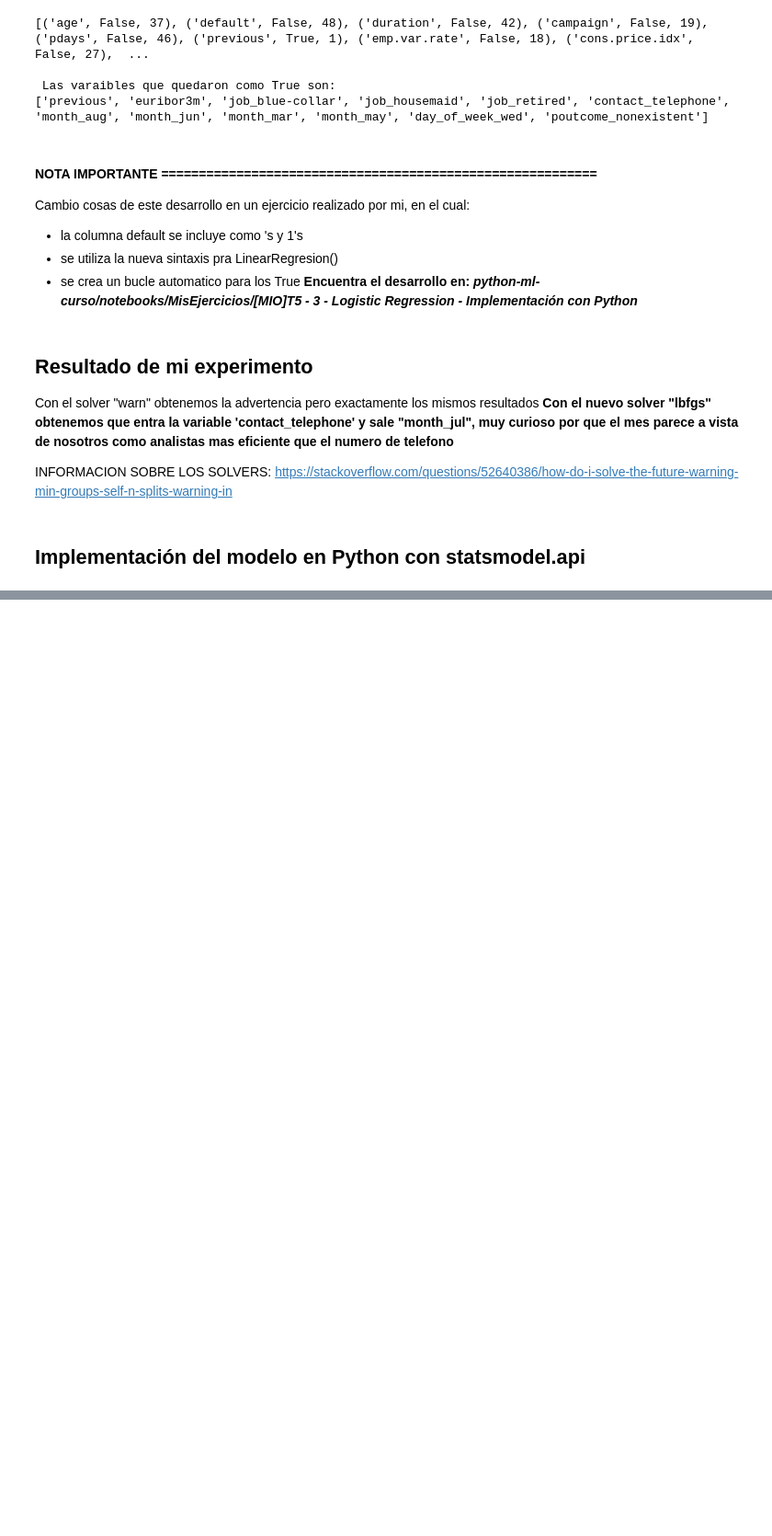
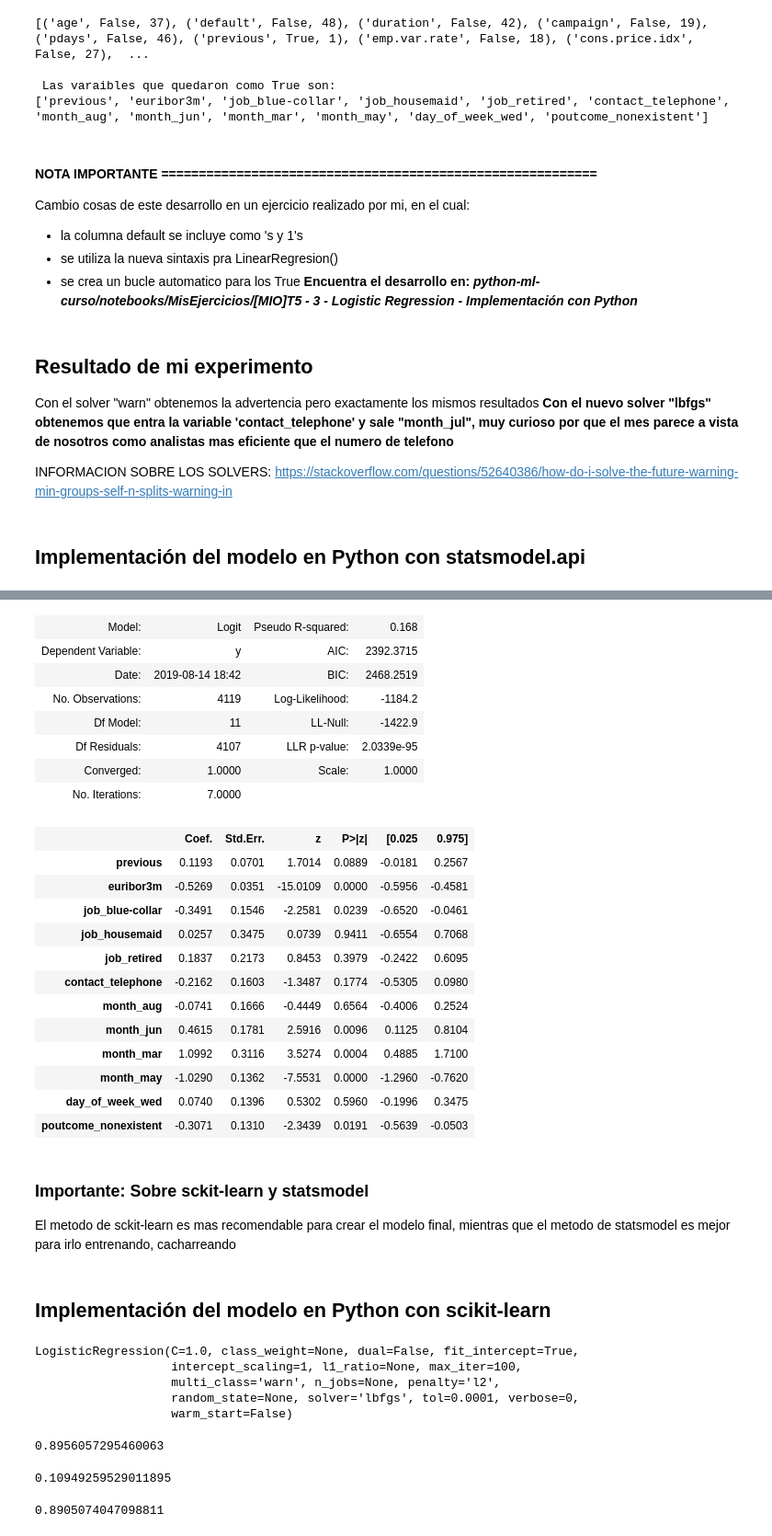
Before and after one commit to Karenahv/python-ml-curso, a Jupyter notebook: notebooks/MisEjercicios/[MIO]T5 - 3 - Logistic Regression - Implementación con Python.ipynb, the cells around one changed output, grey strips where cells are left out. Shown at 92% size. Saved outputs shown, nothing was run; the diff lists cells and outputs as text; code cells hidden in the pictures; blank space fills up the shorter version.

```diff
--- a/notebooks/MisEjercicios/[MIO]T5 - 3 - Logistic Regression - Implementación con Python.ipynb
+++ b/notebooks/MisEjercicios/[MIO]T5 - 3 - Logistic Regression - Implementación con Python.ipynb
@@ -438,0 +474,29 @@ INFORMACION SOBRE LOS SOLVERS: https://stackoverflow.com/questions/52640386/how-
+# %%
+result.summary2()
+# %% [output]
+| Model: | Logit | Pseudo R-squared: | 0.168 |
+| Dependent Variable: | y | AIC: | 2392.3715 |
+| Date: | 2019-08-14 18:42 | BIC: | 2468.2519 |
+| No. Observations: | 4119 | Log-Likelihood: | -1184.2 |
+| Df Model: | 11 | LL-Null: | -1422.9 |
+| Df Residuals: | 4107 | LLR p-value: | 2.0339e-95 |
+| Converged: | 1.0000 | Scale: | 1.0000 |
+| No. Iterations: | 7.0000 |  |  |
+|  | Coef. | Std.Err. | z | P>|z| | [0.025 | 0.975] |
+| previous | 0.1193 | 0.0701 | 1.7014 | 0.0889 | -0.0181 | 0.2567 |
+| euribor3m | -0.5269 | 0.0351 | -15.0109 | 0.0000 | -0.5956 | -0.4581 |
+| job_blue-collar | -0.3491 | 0.1546 | -2.2581 | 0.0239 | -0.6520 | -0.0461 |
+| job_housemaid | 0.0257 | 0.3475 | 0.0739 | 0.9411 | -0.6554 | 0.7068 |
+| job_retired | 0.1837 | 0.2173 | 0.8453 | 0.3979 | -0.2422 | 0.6095 |
+| contact_telephone | -0.2162 | 0.1603 | -1.3487 | 0.1774 | -0.5305 | 0.0980 |
+| month_aug | -0.0741 | 0.1666 | -0.4449 | 0.6564 | -0.4006 | 0.2524 |
+| month_jun | 0.4615 | 0.1781 | 2.5916 | 0.0096 | 0.1125 | 0.8104 |
+| month_mar | 1.0992 | 0.3116 | 3.5274 | 0.0004 | 0.4885 | 1.7100 |
+| month_may | -1.0290 | 0.1362 | -7.5531 | 0.0000 | -1.2960 | -0.7620 |
+| day_of_week_wed | 0.0740 | 0.1396 | 0.5302 | 0.5960 | -0.1996 | 0.3475 |
+| poutcome_nonexistent | -0.3071 | 0.1310 | -2.3439 | 0.0191 | -0.5639 | -0.0503 |
+# %% [markdown]
+### **Importante: Sobre sckit-learn y statsmodel**
+El metodo de sckit-learn es mas recomendable para crear el modelo final, mientras que el metodo de statsmodel es mejor para irlo entrenando, cacharreando
+# %% [markdown]
+## Implementación del modelo en Python con scikit-learn
@@ -438,0 +505,21 @@ INFORMACION SOBRE LOS SOLVERS: https://stackoverflow.com/questions/52640386/how-
+# %%
+logit_model = linear_model.LogisticRegression(solver="lbfgs") #en sklearn primero creamos el modelo y luego lo ajustamos
+logit_model.fit(X,Y)#primero predictoras y luego a predecir
+# %% [output]
+LogisticRegression(C=1.0, class_weight=None, dual=False, fit_intercept=True,
+                   intercept_scaling=1, l1_ratio=None, max_iter=100,
+                   multi_class='warn', n_jobs=None, penalty='l2',
+                   random_state=None, solver='lbfgs', tol=0.0001, verbose=0,
+                   warm_start=False)
+# %%
+logit_model.score(X,Y) #valor muy alto eso es muy bueno
+# %% [output]
+0.8956057295460063
+# %%
+Y.mean()#solo el 11% de la gente compra
+# %% [output]
+0.10949259529011895
+# %%
+1-Y.mean() #nuestro modelo lo hace unas milesimas mejor que hacerlo como a dedo decir ay este si, este no
+# %% [output]
+0.8905074047098811
```
Also changed, not shown: parts of 9 cells of this notebook, 1 other file.
